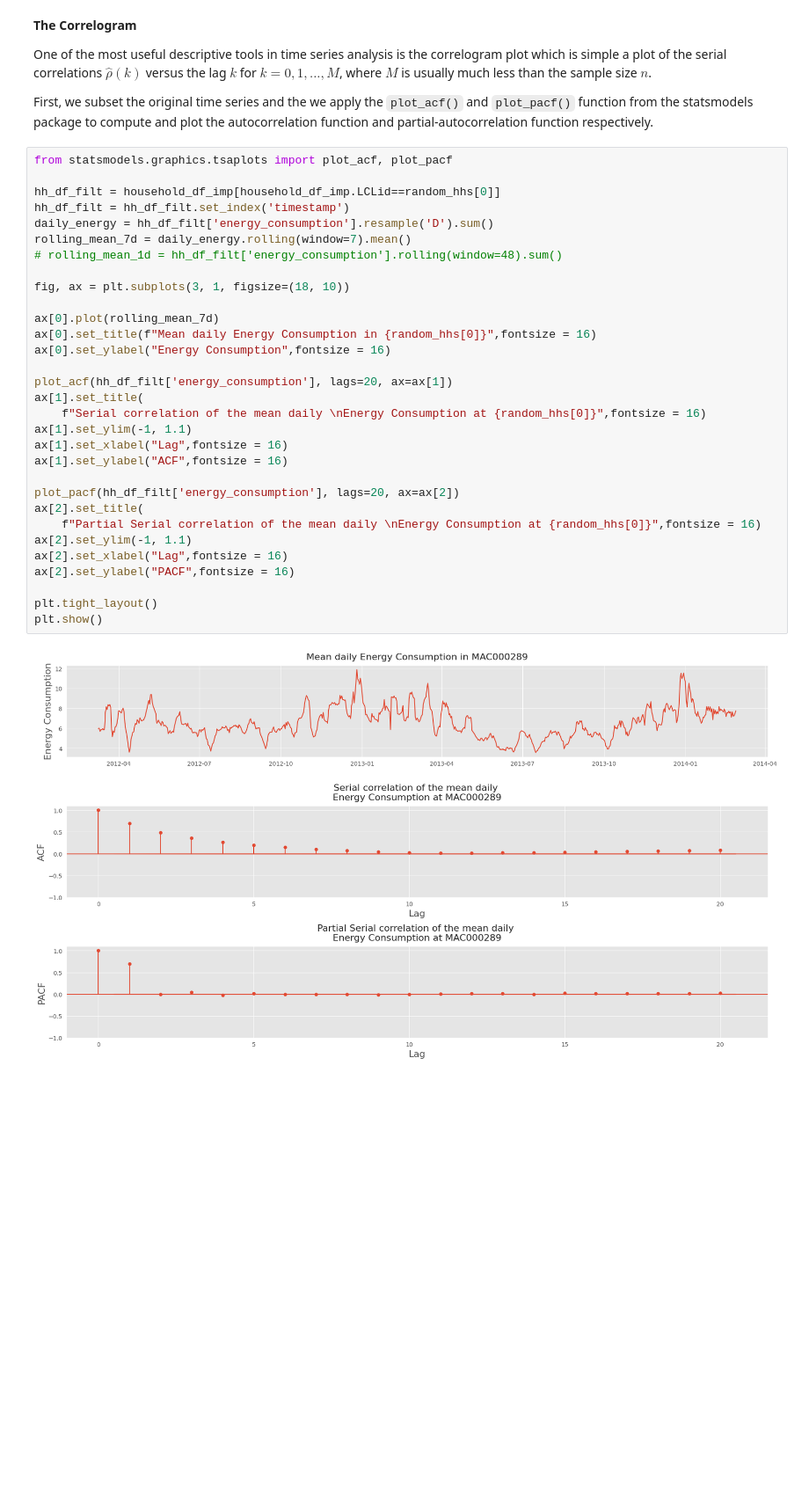
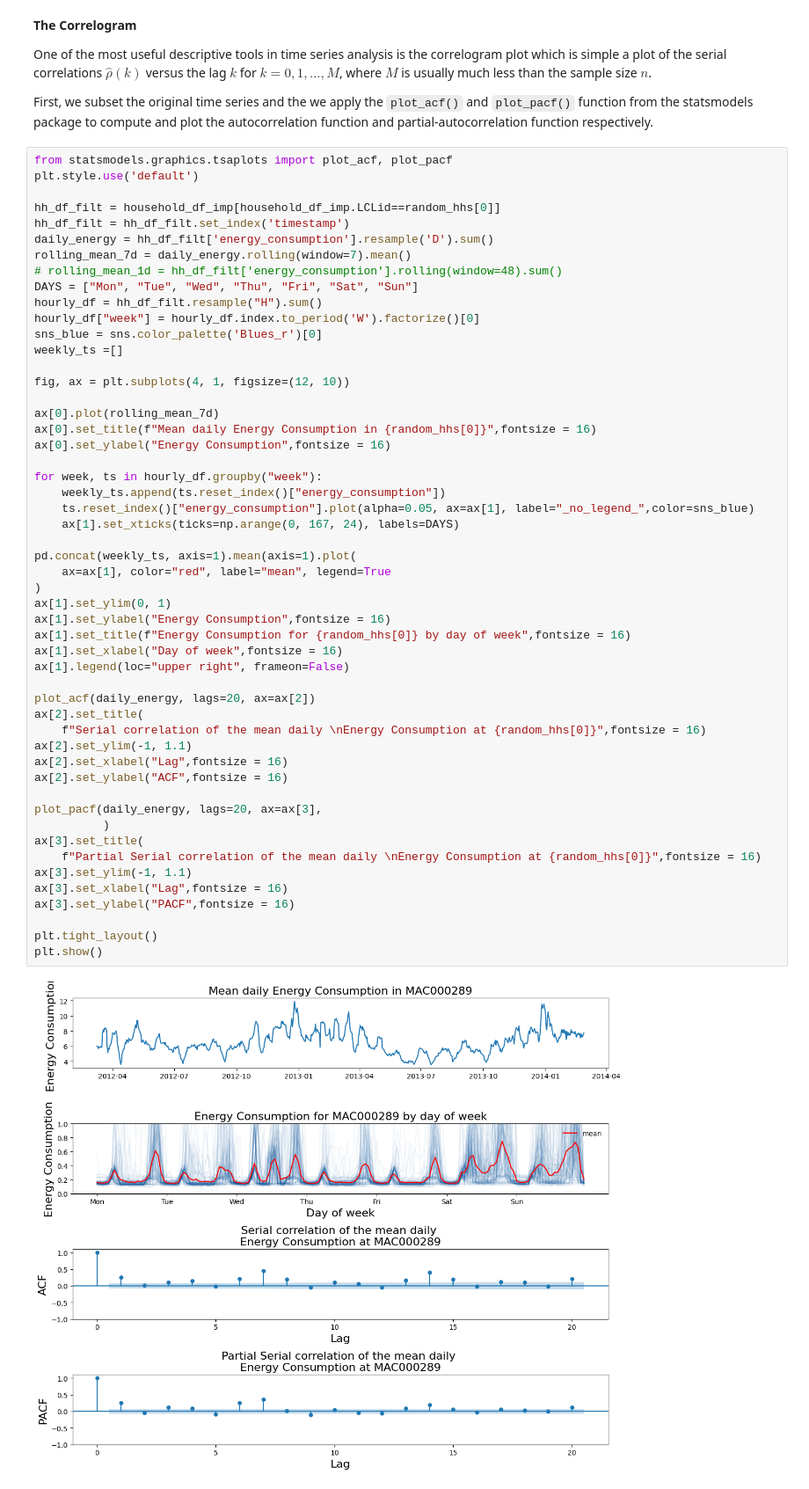
Before and after one commit to JayitaCh/Time-Series-Analysis, a Jupyter notebook: Ch4_4TS_statistics.ipynb, the cells around one changed output. Shown at 88% size. Drawn from its saved outputs; the diff is of its cells as text; blank space fills up the shorter version.

```diff
--- a/Ch4_4TS_statistics.ipynb
+++ b/Ch4_4TS_statistics.ipynb
@@ -390,35 +390,56 @@ One of the most useful descriptive tools in time series analysis is the correlog
 First, we subset the original time series and the we apply the `plot_acf()` and `plot_pacf()` function from the statsmodels package to compute and plot the autocorrelation function and partial-autocorrelation function respectively.
 # %%
 from statsmodels.graphics.tsaplots import plot_acf, plot_pacf
+plt.style.use('default')
 
 hh_df_filt = household_df_imp[household_df_imp.LCLid==random_hhs[0]]
 hh_df_filt = hh_df_filt.set_index('timestamp')
 daily_energy = hh_df_filt['energy_consumption'].resample('D').sum()
 rolling_mean_7d = daily_energy.rolling(window=7).mean()
 # rolling_mean_1d = hh_df_filt['energy_consumption'].rolling(window=48).sum()
+DAYS = ["Mon", "Tue", "Wed", "Thu", "Fri", "Sat", "Sun"]
+hourly_df = hh_df_filt.resample("H").sum()
+hourly_df["week"] = hourly_df.index.to_period('W').factorize()[0]
+sns_blue = sns.color_palette('Blues_r')[0]
+weekly_ts =[]
 
-fig, ax = plt.subplots(3, 1, figsize=(18, 10))
+fig, ax = plt.subplots(4, 1, figsize=(12, 10))
 
 ax[0].plot(rolling_mean_7d)
 ax[0].set_title(f"Mean daily Energy Consumption in {random_hhs[0]}",fontsize = 16)
 ax[0].set_ylabel("Energy Consumption",fontsize = 16)
 
-plot_acf(hh_df_filt['energy_consumption'], lags=20, ax=ax[1])
-ax[1].set_title(
+for week, ts in hourly_df.groupby("week"):
+    weekly_ts.append(ts.reset_index()["energy_consumption"])
+    ts.reset_index()["energy_consumption"].plot(alpha=0.05, ax=ax[1], label="_no_legend_",color=sns_blue)
+    ax[1].set_xticks(ticks=np.arange(0, 167, 24), labels=DAYS)
+
+pd.concat(weekly_ts, axis=1).mean(axis=1).plot(
+    ax=ax[1], color="red", label="mean", legend=True
+)
+ax[1].set_ylim(0, 1)
+ax[1].set_ylabel("Energy Consumption",fontsize = 16)
+ax[1].set_title(f"Energy Consumption for {random_hhs[0]} by day of week",fontsize = 16)
+ax[1].set_xlabel("Day of week",fontsize = 16)
+ax[1].legend(loc="upper right", frameon=False)
+
+plot_acf(daily_energy, lags=20, ax=ax[2])
+ax[2].set_title(
     f"Serial correlation of the mean daily \nEnergy Consumption at {random_hhs[0]}",fontsize = 16)
-ax[1].set_ylim(-1, 1.1)
-ax[1].set_xlabel("Lag",fontsize = 16)
-ax[1].set_ylabel("ACF",fontsize = 16)
-
-plot_pacf(hh_df_filt['energy_consumption'], lags=20, ax=ax[2])
-ax[2].set_title(
-    f"Partial Serial correlation of the mean daily \nEnergy Consumption at {random_hhs[0]}",fontsize = 16)
 ax[2].set_ylim(-1, 1.1)
 ax[2].set_xlabel("Lag",fontsize = 16)
-ax[2].set_ylabel("PACF",fontsize = 16)
+ax[2].set_ylabel("ACF",fontsize = 16)
+
+plot_pacf(daily_energy, lags=20, ax=ax[3],
+          )
+ax[3].set_title(
+    f"Partial Serial correlation of the mean daily \nEnergy Consumption at {random_hhs[0]}",fontsize = 16)
+ax[3].set_ylim(-1, 1.1)
+ax[3].set_xlabel("Lag",fontsize = 16)
+ax[3].set_ylabel("PACF",fontsize = 16)
 
 plt.tight_layout()
 plt.show()
 # %% [output]
-[figure, old version]
+[figure, new version]
 # %% [markdown]
```
Also changed, not shown: parts of 1 cell of this notebook.
